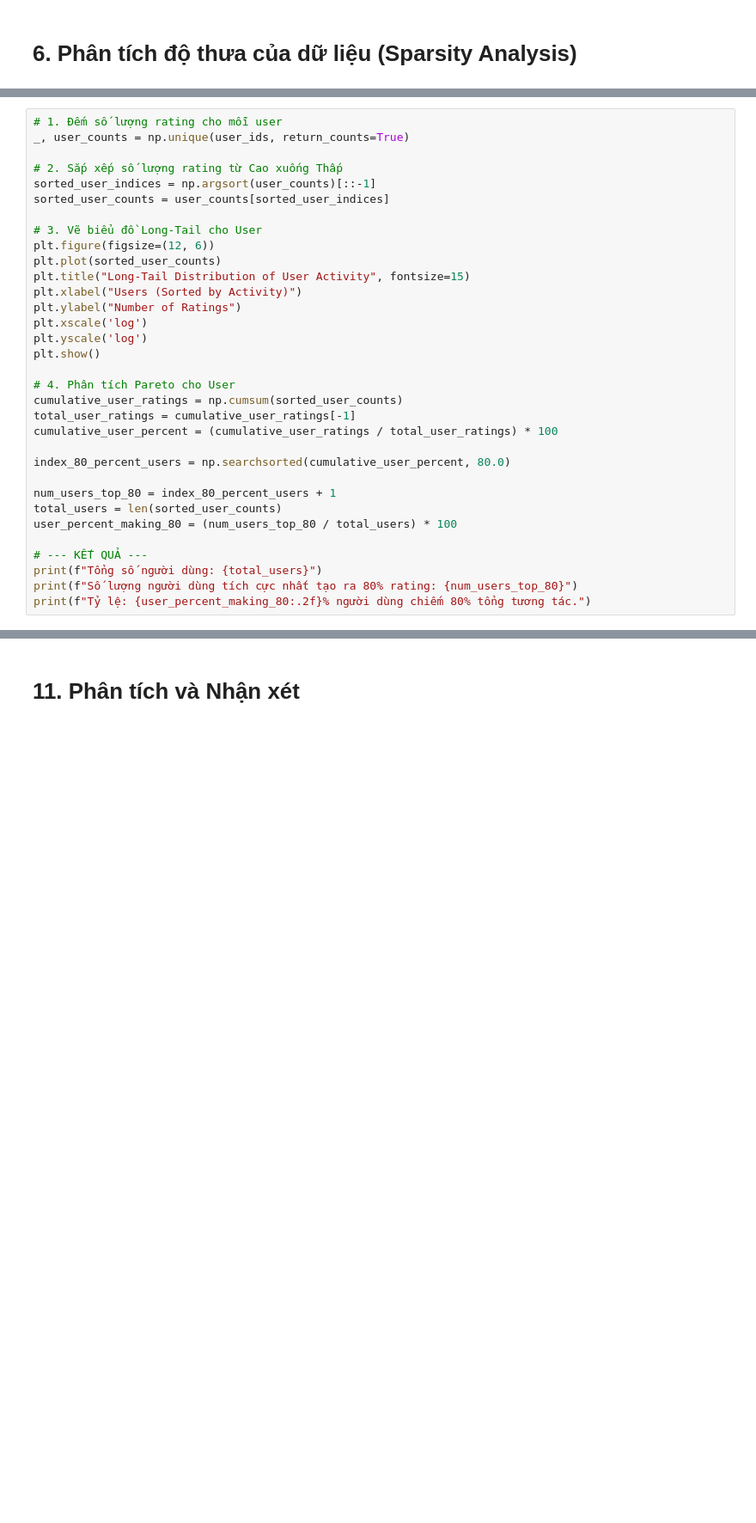
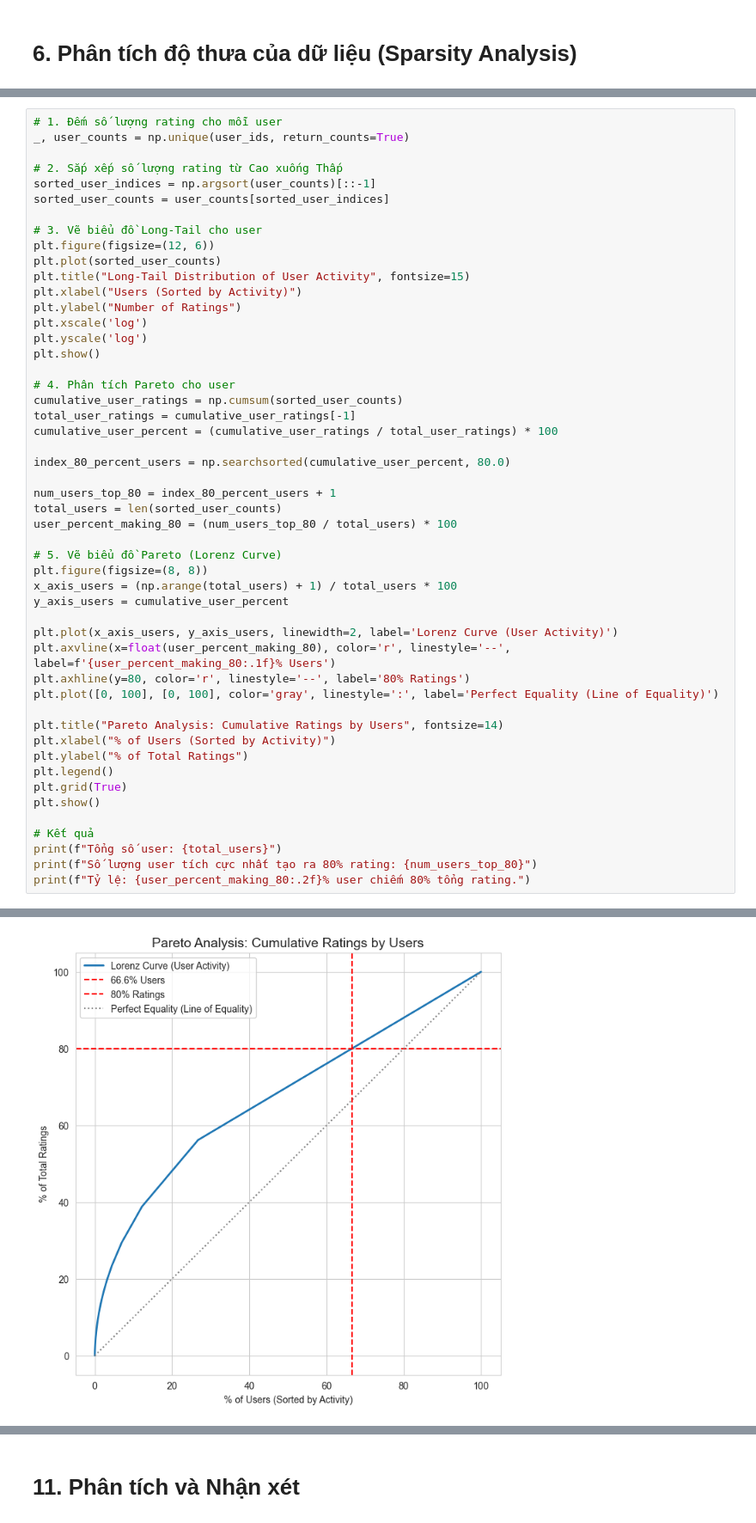
Before and after one commit to callmezuy/hcmus-programmingds--lab02, a Jupyter notebook: notebooks/01_data_exploration.ipynb, the cells around one changed output, grey strips where cells are left out. Shown: that part at 86% size. Cells and saved outputs as stored; diff of their text form; blank space fills up the shorter version.

```diff
--- a/notebooks/01_data_exploration.ipynb
+++ b/notebooks/01_data_exploration.ipynb
@@ -188,35 +174,53 @@ Tỷ lệ: 20.11% số sản phẩm chiếm 80% tổng tương tác.
 # %%
 # 1. Đếm số lượng rating cho mỗi user
 _, user_counts = np.unique(user_ids, return_counts=True)
 
 # 2. Sắp xếp số lượng rating từ Cao xuống Thấp
 sorted_user_indices = np.argsort(user_counts)[::-1]
 sorted_user_counts = user_counts[sorted_user_indices]
 
-# 3. Vẽ biểu đồ Long-Tail cho User
+# 3. Vẽ biểu đồ Long-Tail cho user
 plt.figure(figsize=(12, 6))
 plt.plot(sorted_user_counts)
 plt.title("Long-Tail Distribution of User Activity", fontsize=15)
 plt.xlabel("Users (Sorted by Activity)")
 plt.ylabel("Number of Ratings")
 plt.xscale('log')
 plt.yscale('log')
 plt.show()
 
-# 4. Phân tích Pareto cho User
+# 4. Phân tích Pareto cho user
 cumulative_user_ratings = np.cumsum(sorted_user_counts)
 total_user_ratings = cumulative_user_ratings[-1]
 cumulative_user_percent = (cumulative_user_ratings / total_user_ratings) * 100
 
 index_80_percent_users = np.searchsorted(cumulative_user_percent, 80.0)
 
 num_users_top_80 = index_80_percent_users + 1
 total_users = len(sorted_user_counts)
 user_percent_making_80 = (num_users_top_80 / total_users) * 100
 
-# --- KẾT QUẢ ---
-print(f"Tổng số người dùng: {total_users}")
-print(f"Số lượng người dùng tích cực nhất tạo ra 80% rating: {num_users_top_80}")
-print(f"Tỷ lệ: {user_percent_making_80:.2f}% người dùng chiếm 80% tổng tương tác.")
+# 5. Vẽ biểu đồ Pareto (Lorenz Curve)
+plt.figure(figsize=(8, 8))
+x_axis_users = (np.arange(total_users) + 1) / total_users * 100
+y_axis_users = cumulative_user_percent
+
+plt.plot(x_axis_users, y_axis_users, linewidth=2, label='Lorenz Curve (User Activity)')
+plt.axvline(x=float(user_percent_making_80), color='r', linestyle='--', label=f'{user_percent_making_80:.1f}% Users')
+plt.axhline(y=80, color='r', linestyle='--', label='80% Ratings')
+plt.plot([0, 100], [0, 100], color='gray', linestyle=':', label='Perfect Equality (Line of Equality)')
+
+plt.title("Pareto Analysis: Cumulative Ratings by Users", fontsize=14)
+plt.xlabel("% of Users (Sorted by Activity)")
+plt.ylabel("% of Total Ratings")
+plt.legend()
+plt.grid(True)
+plt.show()
+
+# Kết quả
+print(f"Tổng số user: {total_users}")
+print(f"Số lượng user tích cực nhất tạo ra 80% rating: {num_users_top_80}")
+print(f"Tỷ lệ: {user_percent_making_80:.2f}% user chiếm 80% tổng rating.")
 # %% [output]
 [figure]
+[figure, added]
```
Also changed, not shown: parts of 15 cells of this notebook.
